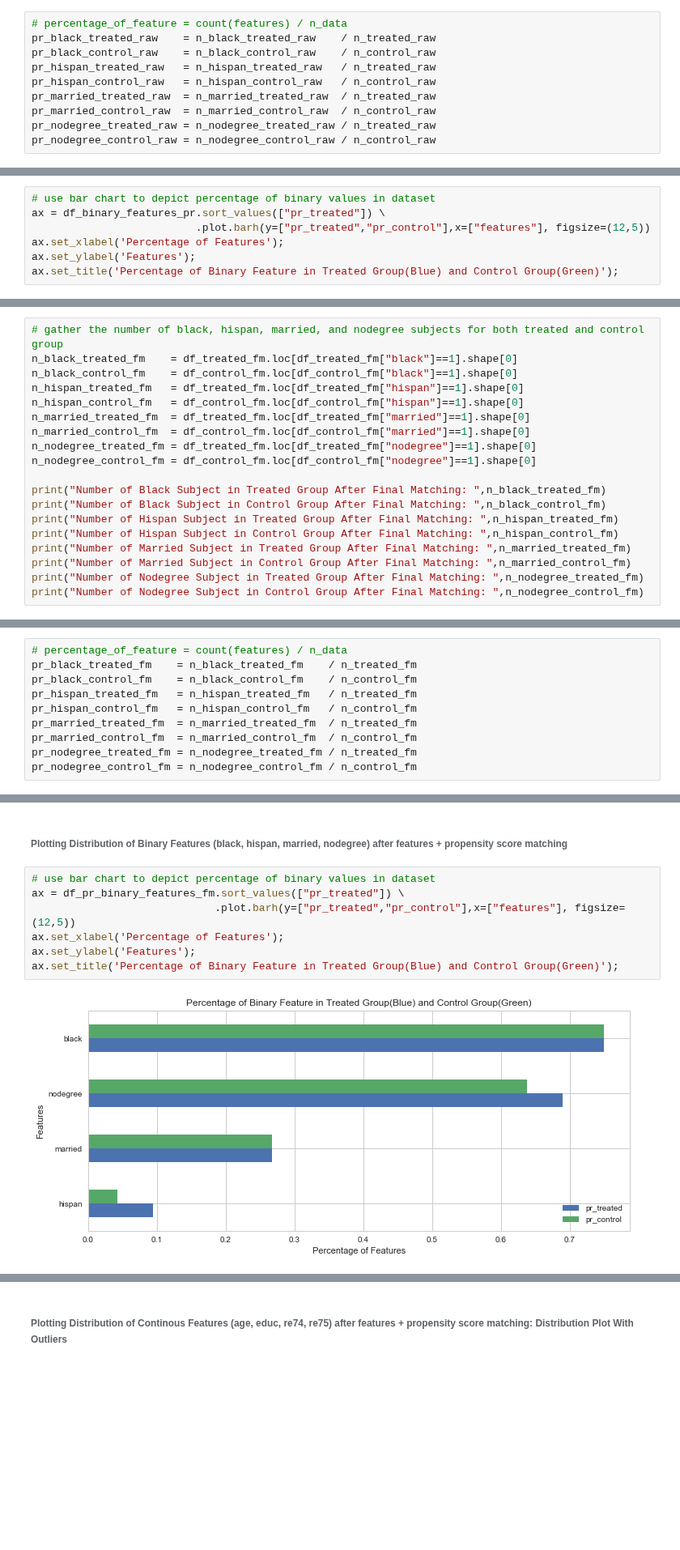
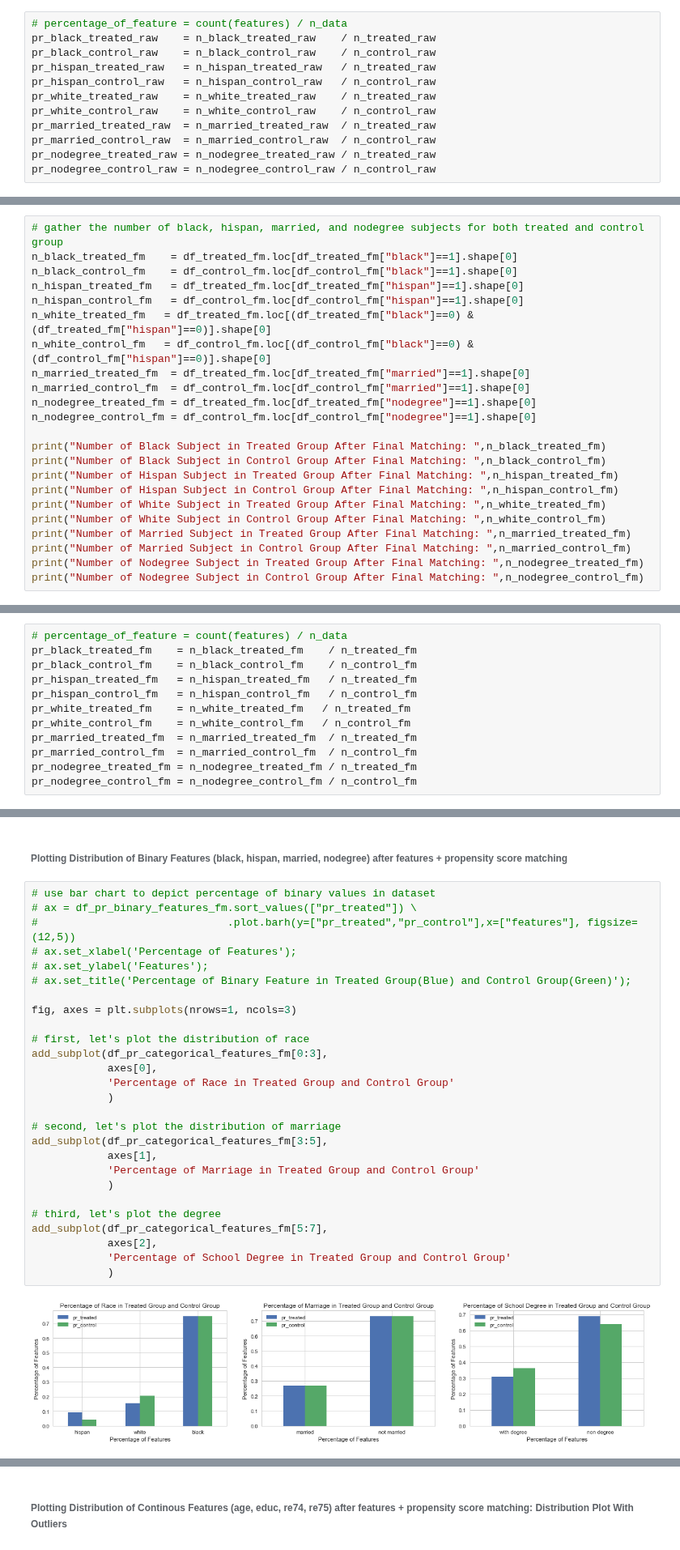
Before and after one commit to sanadhis/ADA-2017, a Jupyter notebook: 04 - Applied ML/Homework04.ipynb, the cells around one changed output, grey strips where cells are left out. Shown at 81% size. Saved outputs shown, nothing was run; the diff lists cells and outputs as text; blank space fills up the shorter version.

```diff
--- a/04 - Applied ML/Homework04.ipynb
+++ b/04 - Applied ML/Homework04.ipynb
@@ -238,6 +246,8 @@ pr_black_treated_raw    = n_black_treated_raw    / n_treated_raw
 pr_black_control_raw    = n_black_control_raw    / n_control_raw
 pr_hispan_treated_raw   = n_hispan_treated_raw   / n_treated_raw
 pr_hispan_control_raw   = n_hispan_control_raw   / n_control_raw
+pr_white_treated_raw    = n_white_treated_raw    / n_treated_raw
+pr_white_control_raw    = n_white_control_raw    / n_control_raw
 pr_married_treated_raw  = n_married_treated_raw  / n_treated_raw
 pr_married_control_raw  = n_married_control_raw  / n_control_raw
 pr_nodegree_treated_raw = n_nodegree_treated_raw / n_treated_raw
@@ -265,7 +286,0 @@ df_binary_features_pr
-# %%
-# use bar chart to depict percentage of binary values in dataset
-ax = df_binary_features_pr.sort_values(["pr_treated"]) \
-                          .plot.barh(y=["pr_treated","pr_control"],x=["features"], figsize=(12,5))
-ax.set_xlabel('Percentage of Features');
-ax.set_ylabel('Features');
-ax.set_title('Percentage of Binary Feature in Treated Group(Blue) and Control Group(Green)');
@@ -878,6 +972,8 @@ n_black_treated_fm    = df_treated_fm.loc[df_treated_fm["black"]==1].shape[0]
 n_black_control_fm    = df_control_fm.loc[df_control_fm["black"]==1].shape[0]
 n_hispan_treated_fm   = df_treated_fm.loc[df_treated_fm["hispan"]==1].shape[0]
 n_hispan_control_fm   = df_control_fm.loc[df_control_fm["hispan"]==1].shape[0]
+n_white_treated_fm   = df_treated_fm.loc[(df_treated_fm["black"]==0) & (df_treated_fm["hispan"]==0)].shape[0]
+n_white_control_fm   = df_control_fm.loc[(df_control_fm["black"]==0) & (df_control_fm["hispan"]==0)].shape[0]
 n_married_treated_fm  = df_treated_fm.loc[df_treated_fm["married"]==1].shape[0]
 n_married_control_fm  = df_control_fm.loc[df_control_fm["married"]==1].shape[0]
 n_nodegree_treated_fm = df_treated_fm.loc[df_treated_fm["nodegree"]==1].shape[0]
@@ -887,6 +983,8 @@ print("Number of Black Subject in Treated Group After Final Matching: ",n_black_
 print("Number of Black Subject in Control Group After Final Matching: ",n_black_control_fm)
 print("Number of Hispan Subject in Treated Group After Final Matching: ",n_hispan_treated_fm)
 print("Number of Hispan Subject in Control Group After Final Matching: ",n_hispan_control_fm)
+print("Number of White Subject in Treated Group After Final Matching: ",n_white_treated_fm)
+print("Number of White Subject in Control Group After Final Matching: ",n_white_control_fm)
 print("Number of Married Subject in Treated Group After Final Matching: ",n_married_treated_fm)
 print("Number of Married Subject in Control Group After Final Matching: ",n_married_control_fm)
 print("Number of Nodegree Subject in Treated Group After Final Matching: ",n_nodegree_treated_fm)
@@ -908,6 +1008,8 @@ pr_black_treated_fm    = n_black_treated_fm    / n_treated_fm
 pr_black_control_fm    = n_black_control_fm    / n_control_fm
 pr_hispan_treated_fm   = n_hispan_treated_fm   / n_treated_fm
 pr_hispan_control_fm   = n_hispan_control_fm   / n_control_fm
+pr_white_treated_fm    = n_white_treated_fm   / n_treated_fm
+pr_white_control_fm    = n_white_control_fm   / n_control_fm
 pr_married_treated_fm  = n_married_treated_fm  / n_treated_fm
 pr_married_control_fm  = n_married_control_fm  / n_control_fm
 pr_nodegree_treated_fm = n_nodegree_treated_fm / n_treated_fm
@@ -934,13 +1058,33 @@ df_pr_binary_features_fm
 ###### Plotting Distribution of Binary Features (black, hispan, married, nodegree) after features + propensity score matching
 # %%
 # use bar chart to depict percentage of binary values in dataset
-ax = df_pr_binary_features_fm.sort_values(["pr_treated"]) \
-                             .plot.barh(y=["pr_treated","pr_control"],x=["features"], figsize=(12,5))
-ax.set_xlabel('Percentage of Features');
-ax.set_ylabel('Features');
-ax.set_title('Percentage of Binary Feature in Treated Group(Blue) and Control Group(Green)');
+# ax = df_pr_binary_features_fm.sort_values(["pr_treated"]) \
+#                              .plot.barh(y=["pr_treated","pr_control"],x=["features"], figsize=(12,5))
+# ax.set_xlabel('Percentage of Features');
+# ax.set_ylabel('Features');
+# ax.set_title('Percentage of Binary Feature in Treated Group(Blue) and Control Group(Green)');
+
+fig, axes = plt.subplots(nrows=1, ncols=3)
+
+# first, let's plot the distribution of race
+add_subplot(df_pr_categorical_features_fm[0:3],
+            axes[0],
+            'Percentage of Race in Treated Group and Control Group'
+            )
+
+# second, let's plot the distribution of marriage
+add_subplot(df_pr_categorical_features_fm[3:5],
+            axes[1],
+            'Percentage of Marriage in Treated Group and Control Group'
+            )
+
+# third, let's plot the degree
+add_subplot(df_pr_categorical_features_fm[5:7],
+            axes[2],
+            'Percentage of School Degree in Treated Group and Control Group'
+            )
 # %% [output]
-[figure, old version]
+[figure, new version]
 # %% [markdown]
 ###### Observations of binary features :)
 > Now we are happy about the balanced distribution of binary features between treated and control group. We can give toleration to the rest features; nodegree and hispan. Because if we want the distibution to be exactly the same, we will reduce the number of datapoints and yet we have only 116 out of 185 (62%). Therefore we are satisfied with our distribution of binary features.
```
Also changed, not shown: parts of 42 cells of this notebook, 1 other file.
